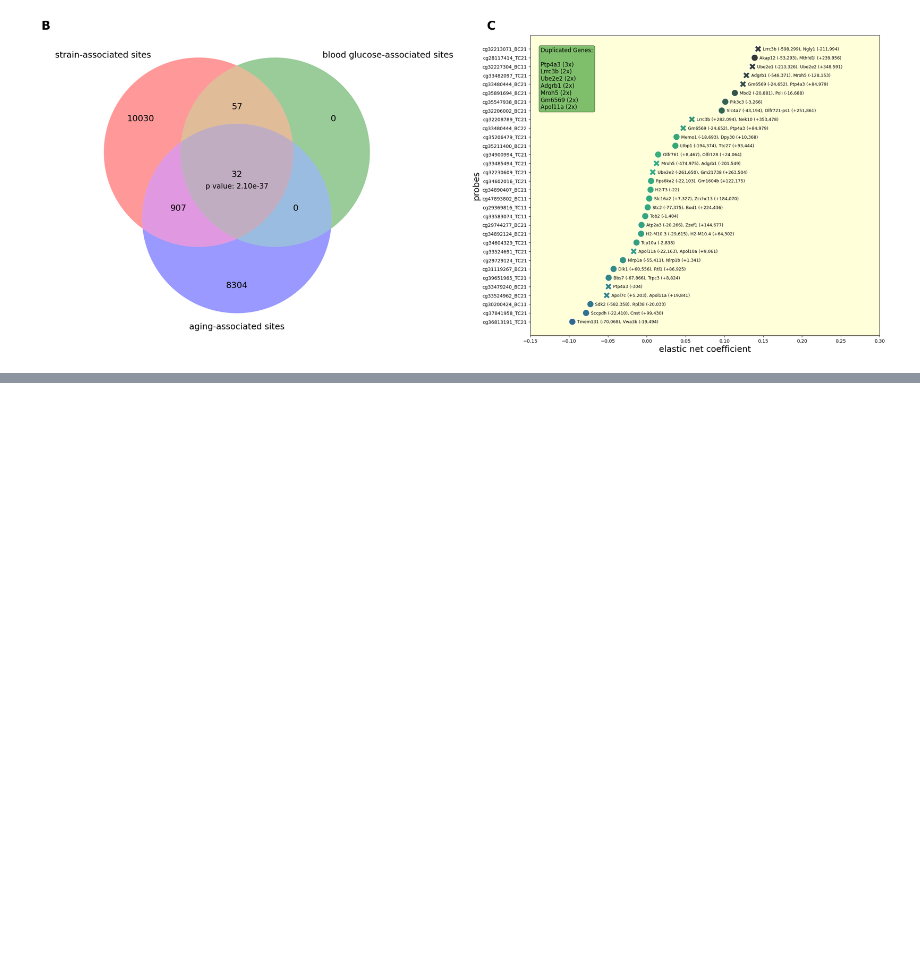
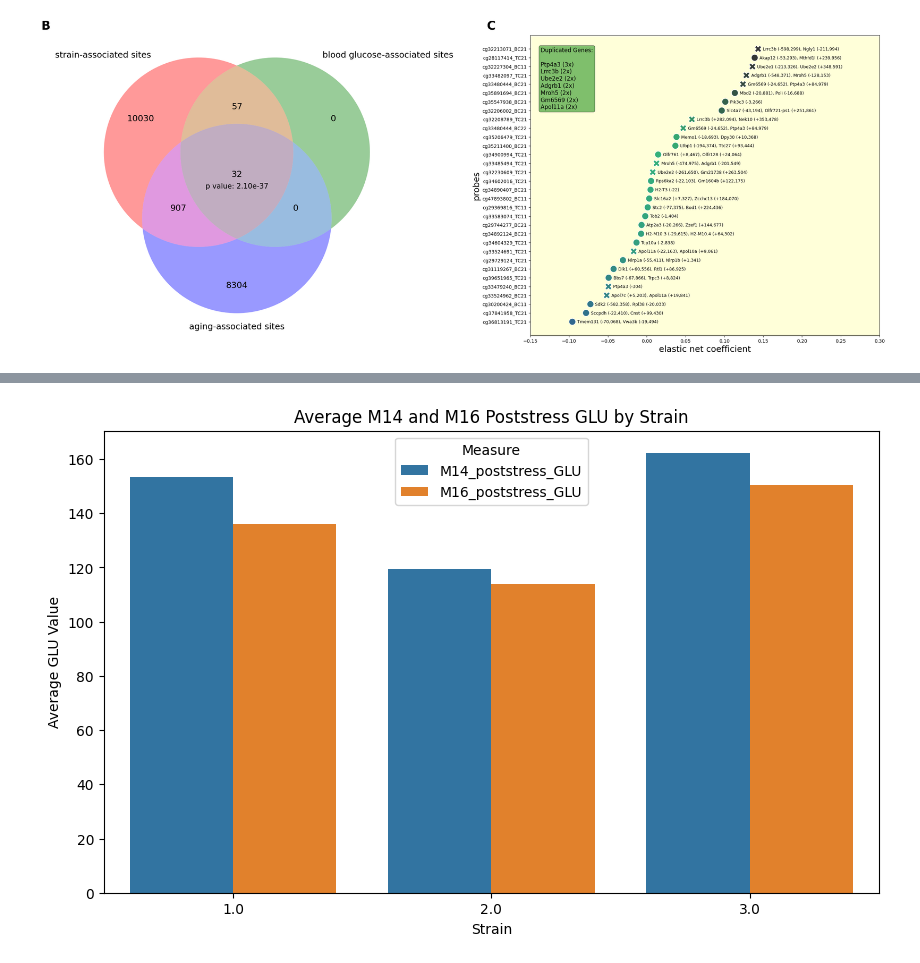
Before and after one commit to SamAndTheSun/CSS_healthspan_epigenetics, a Jupyter notebook: model_intersection_analysis.ipynb, the cells around one changed output, grey strips where cells are left out. Drawn from its saved outputs; the diff is of its cells as text; code cells hidden in the pictures; blank space fills up the shorter version.

```diff
--- a/model_intersection_analysis.ipynb
+++ b/model_intersection_analysis.ipynb
@@ -342,0 +301,40 @@ plt.show()
+# %%
+temp = all_info.copy()
+
+temp.loc['Strain'] = all_info.loc['CD1 or C57BL6J?'] + all_info.loc['C57BL6J or Sv129Ev?']*2
+temp = temp.drop('CD1 or C57BL6J?')
+temp = temp.drop('C57BL6J or Sv129Ev?')
+# %%
+# Step 1: Transpose the DataFrame to make rows into columns
+transposed_info = temp.T
+
+# Step 2: Reset the index of the transposed DataFrame to treat 'Strain' as a column
+transposed_info.reset_index(inplace=True)
+
+# Step 3: Calculate the average of 'M14_poststress_GLU' grouped by 'Strain'
+average_by_rank = transposed_info.groupby('Strain')['M14_poststress_GLU'].mean().reset_index()
+
+# Step 4: Calculate the average of 'M16_poststress_GLU' grouped by 'Strain'
+average_by_rank_M16 = transposed_info.groupby('Strain')['M16_poststress_GLU'].mean().reset_index()
+
+# Step 5: Combine the average values into a single DataFrame
+combined_avg = pd.merge(average_by_rank, average_by_rank_M16, on='Strain', suffixes=('_M14', '_M16'))
+
+# Step 6: Melt the DataFrame to make it suitable for a barplot
+melted_avg = combined_avg.melt(id_vars='Strain', value_vars=['M14_poststress_GLU', 'M16_poststress_GLU'],
+                               var_name='Measure', value_name='Average')
+
+# Step 7: Create a bar plot
+plt.figure(figsize=(10, 6))
+sns.barplot(data=melted_avg, x='Strain', y='Average', hue='Measure')
+
+# Step 8: Customize the plot (optional)
+plt.title('Average M14 and M16 Poststress GLU by Strain')
+plt.xlabel('Strain')
+plt.ylabel('Average GLU Value')
+plt.legend(title='Measure')
+
+# Step 9: Display the plot
+plt.show()
+# %% [output]
+[figure, added]
```
Also changed, not shown: parts of 9 cells of this notebook.
